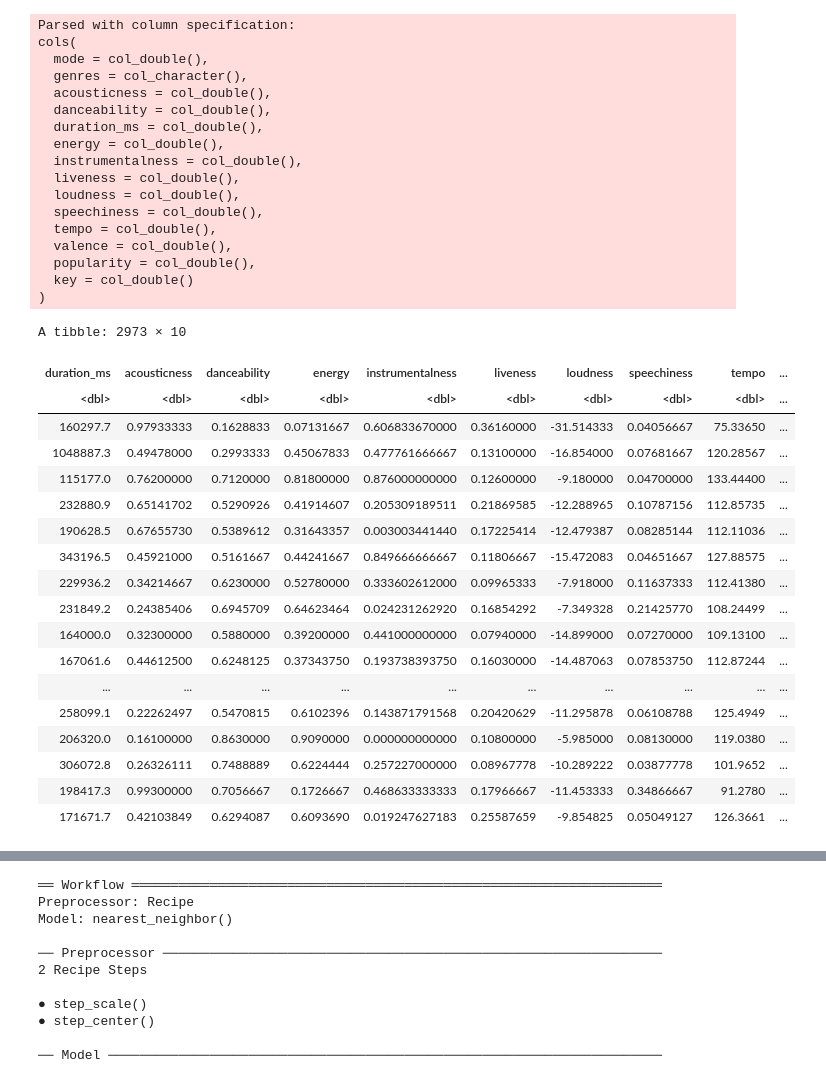
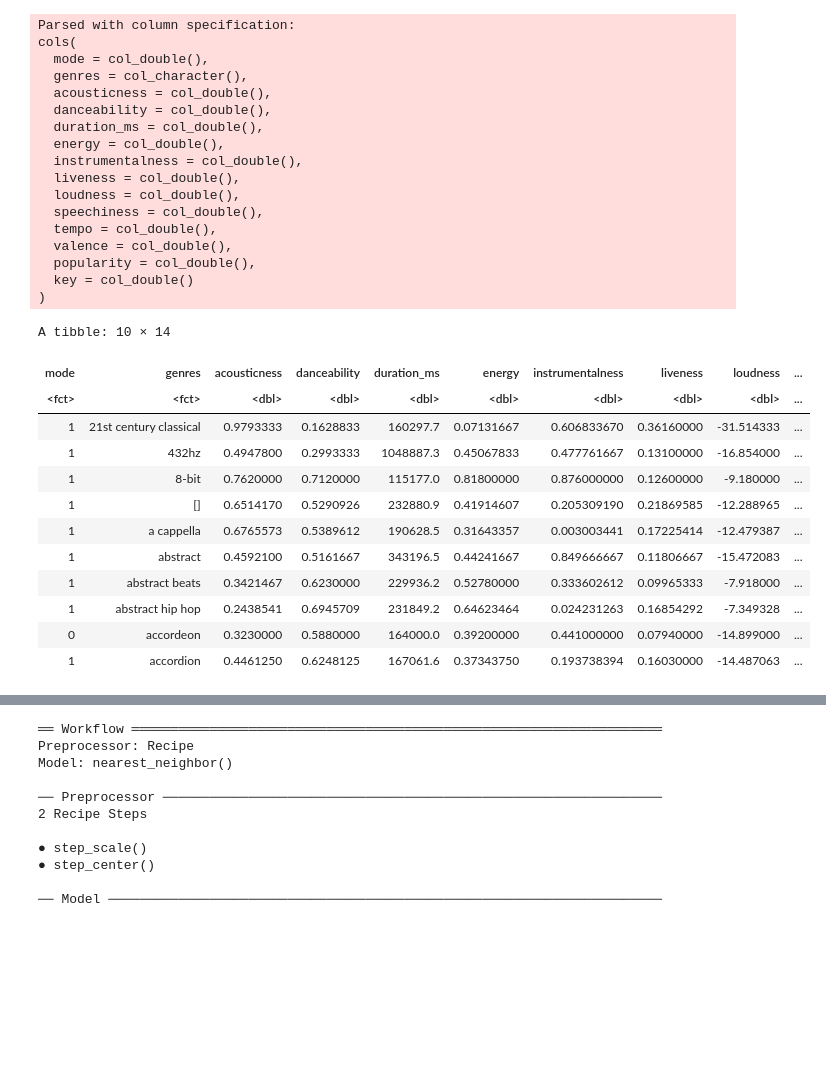
Before and after one commit to paulh777/dsci100prj, a Jupyter notebook: proposal/project.ipynb, the cells around one changed output, grey strips where cells are left out. Saved outputs shown, nothing was run; the diff lists cells and outputs as text; code cells hidden in the pictures; blank space fills up the shorter version.

```diff
--- a/proposal/project.ipynb
+++ b/proposal/project.ipynb
@@ -1,52 +1,50 @@
 # %%
 library(tidyverse)
 library(tidymodels)
+library(RColorBrewer)
+
 
 options(scipen = 999)
 
 genre_data = read_csv("https://raw.githubusercontent.com/paulh777/dsci100prj/main/proposal/data_by_genres.csv")
 
 #Select the columns relevant to research
 popularity_data = genre_data %>%
-    select(duration_ms, acousticness, danceability, energy, instrumentalness, liveness, loudness, speechiness, tempo, popularity)
+    mutate(mode=as_factor(mode))%>%
+    mutate(key=as_factor(key))%>%
+    mutate(genres=as_factor(genres))
 
-popularity_data
+popularity_data %>% head(10)
 # %% [output]
 Parsed with column specification:
 cols(
   mode = col_double(),
   genres = col_character(),
   acousticness = col_double(),
   danceability = col_double(),
   duration_ms = col_double(),
   energy = col_double(),
   instrumentalness = col_double(),
   liveness = col_double(),
   loudness = col_double(),
   speechiness = col_double(),
   tempo = col_double(),
   valence = col_double(),
   popularity = col_double(),
   key = col_double()
 )
-A tibble: 2973 × 10
+A tibble: 10 × 14
-| duration_ms | acousticness | danceability | energy | instrumentalness | liveness | loudness | speechiness | tempo | ... |
-| <dbl> | <dbl> | <dbl> | <dbl> | <dbl> | <dbl> | <dbl> | <dbl> | <dbl> | ... |
-| 160297.7 | 0.97933333 | 0.1628833 | 0.07131667 | 0.606833670000 | 0.36160000 | -31.514333 | 0.04056667 | 75.33650 | ... |
-| 1048887.3 | 0.49478000 | 0.2993333 | 0.45067833 | 0.477761666667 | 0.13100000 | -16.854000 | 0.07681667 | 120.28567 | ... |
-| 115177.0 | 0.76200000 | 0.7120000 | 0.81800000 | 0.876000000000 | 0.12600000 | -9.180000 | 0.04700000 | 133.44400 | ... |
-| 232880.9 | 0.65141702 | 0.5290926 | 0.41914607 | 0.205309189511 | 0.21869585 | -12.288965 | 0.10787156 | 112.85735 | ... |
-| 190628.5 | 0.67655730 | 0.5389612 | 0.31643357 | 0.003003441440 | 0.17225414 | -12.479387 | 0.08285144 | 112.11036 | ... |
-| 343196.5 | 0.45921000 | 0.5161667 | 0.44241667 | 0.849666666667 | 0.11806667 | -15.472083 | 0.04651667 | 127.88575 | ... |
-| 229936.2 | 0.34214667 | 0.6230000 | 0.52780000 | 0.333602612000 | 0.09965333 | -7.918000 | 0.11637333 | 112.41380 | ... |
-| 231849.2 | 0.24385406 | 0.6945709 | 0.64623464 | 0.024231262920 | 0.16854292 | -7.349328 | 0.21425770 | 108.24499 | ... |
-| 164000.0 | 0.32300000 | 0.5880000 | 0.39200000 | 0.441000000000 | 0.07940000 | -14.899000 | 0.07270000 | 109.13100 | ... |
-| 167061.6 | 0.44612500 | 0.6248125 | 0.37343750 | 0.193738393750 | 0.16030000 | -14.487063 | 0.07853750 | 112.87244 | ... |
-| ... | ... | ... | ... | ... | ... | ... | ... | ... | ... |
-| 258099.1 | 0.22262497 | 0.5470815 | 0.6102396 | 0.143871791568 | 0.20420629 | -11.295878 | 0.06108788 | 125.4949 | ... |
-| 206320.0 | 0.16100000 | 0.8630000 | 0.9090000 | 0.000000000000 | 0.10800000 | -5.985000 | 0.08130000 | 119.0380 | ... |
-| 306072.8 | 0.26326111 | 0.7488889 | 0.6224444 | 0.257227000000 | 0.08967778 | -10.289222 | 0.03877778 | 101.9652 | ... |
-| 198417.3 | 0.99300000 | 0.7056667 | 0.1726667 | 0.468633333333 | 0.17966667 | -11.453333 | 0.34866667 | 91.2780 | ... |
-| 171671.7 | 0.42103849 | 0.6294087 | 0.6093690 | 0.019247627183 | 0.25587659 | -9.854825 | 0.05049127 | 126.3661 | ... |
+| mode | genres | acousticness | danceability | duration_ms | energy | instrumentalness | liveness | loudness | ... |
+| <fct> | <fct> | <dbl> | <dbl> | <dbl> | <dbl> | <dbl> | <dbl> | <dbl> | ... |
+| 1 | 21st century classical | 0.9793333 | 0.1628833 | 160297.7 | 0.07131667 | 0.606833670 | 0.36160000 | -31.514333 | ... |
+| 1 | 432hz | 0.4947800 | 0.2993333 | 1048887.3 | 0.45067833 | 0.477761667 | 0.13100000 | -16.854000 | ... |
+| 1 | 8-bit | 0.7620000 | 0.7120000 | 115177.0 | 0.81800000 | 0.876000000 | 0.12600000 | -9.180000 | ... |
+| 1 | [] | 0.6514170 | 0.5290926 | 232880.9 | 0.41914607 | 0.205309190 | 0.21869585 | -12.288965 | ... |
+| 1 | a cappella | 0.6765573 | 0.5389612 | 190628.5 | 0.31643357 | 0.003003441 | 0.17225414 | -12.479387 | ... |
+| 1 | abstract | 0.4592100 | 0.5161667 | 343196.5 | 0.44241667 | 0.849666667 | 0.11806667 | -15.472083 | ... |
+| 1 | abstract beats | 0.3421467 | 0.6230000 | 229936.2 | 0.52780000 | 0.333602612 | 0.09965333 | -7.918000 | ... |
+| 1 | abstract hip hop | 0.2438541 | 0.6945709 | 231849.2 | 0.64623464 | 0.024231263 | 0.16854292 | -7.349328 | ... |
+| 0 | accordeon | 0.3230000 | 0.5880000 | 164000.0 | 0.39200000 | 0.441000000 | 0.07940000 | -14.899000 | ... |
+| 1 | accordion | 0.4461250 | 0.6248125 | 167061.6 | 0.37343750 | 0.193738394 | 0.16030000 | -14.487063 | ... |
 # %%
 #Split
```
Also changed, not shown: parts of 7 cells of this notebook.
